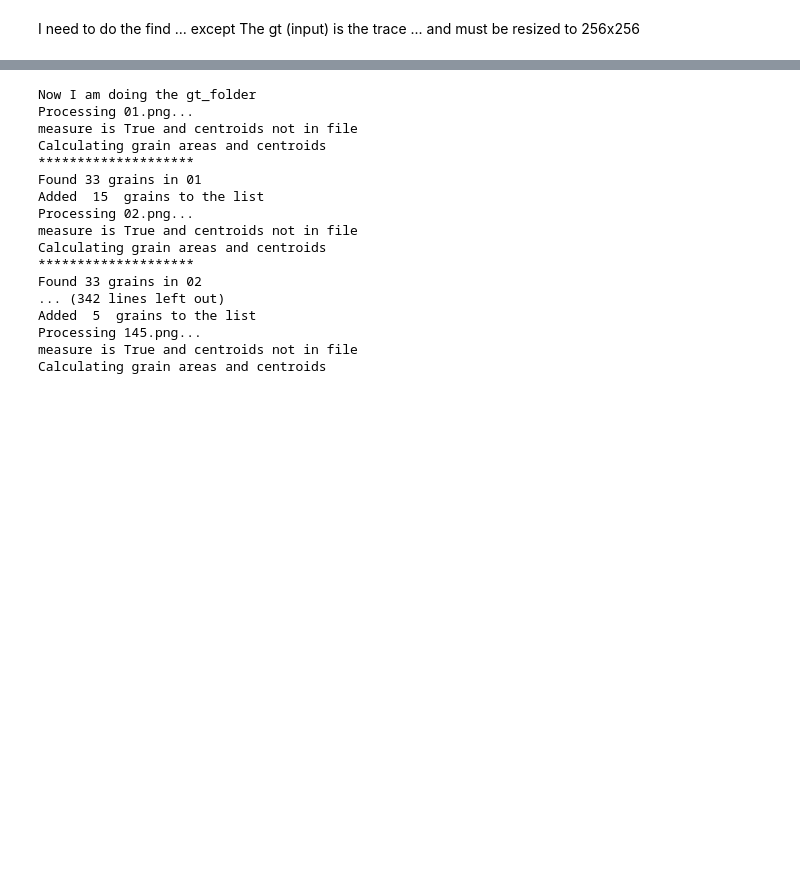
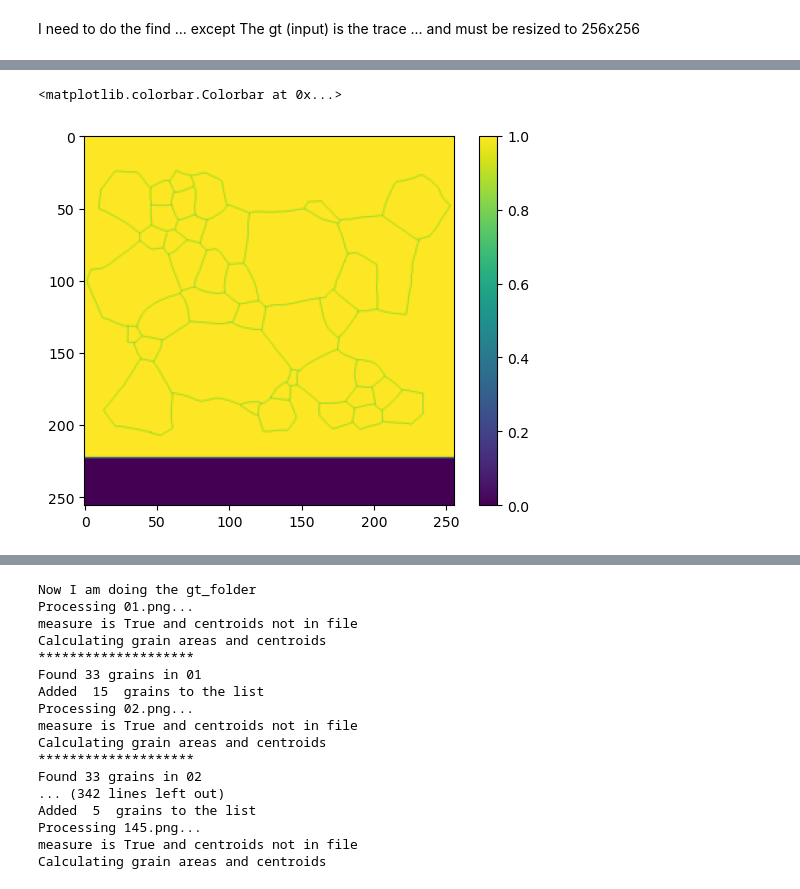
Before and after one commit to JGoddy/grain_unet, a Jupyter notebook: UNET.ipynb, the cells around one changed output, grey strips where cells are left out. Cells and saved outputs as stored; diff of their text form; code cells hidden in the pictures; blank space fills up the shorter version.

```diff
--- a/UNET.ipynb
+++ b/UNET.ipynb
@@ -1036,0 +1140,6 @@ array([[255, 255, 255, ..., 255, 255, 255],
+# %%
+plt.imshow(image_resized1,cmap='viridis')
+plt.colorbar()
+# %% [output]
+<matplotlib.colorbar.Colorbar at 0x...>
+[figure, added]
```
Also changed, not shown: parts of 62 cells of this notebook, 3 other files.
